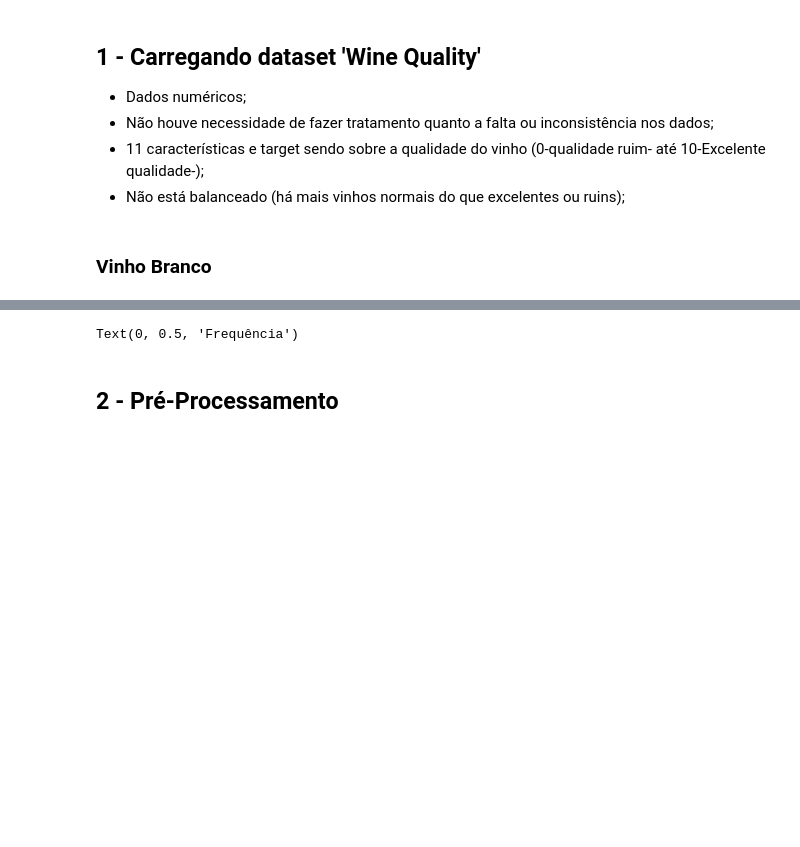
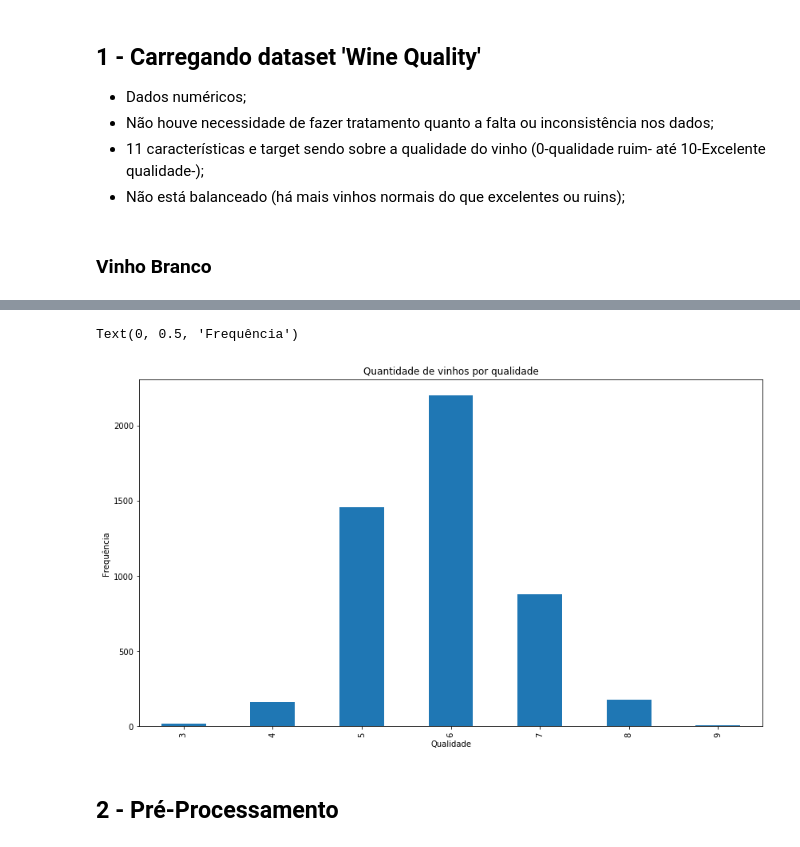
Before and after one commit to arturhbs/FSI-Random-Forest, a Jupyter notebook: Random Forest_reclass.ipynb, the cells around one changed output, grey strips where cells are left out. Drawn from its saved outputs; the diff is of its cells as text; code cells hidden in the pictures; blank space fills up the shorter version.

```diff
--- a/Random Forest_reclass.ipynb
+++ b/Random Forest_reclass.ipynb
@@ -30,13 +30,14 @@ Quantidade amostra =  4898
 # %%
 ax = df_white['quality'].value_counts().sort_index().plot.bar(
-                                    y = [1,2,3,4,5,6,7,8,9,10,11],
+                                    y = [0,1,2,3,4,5,6,7,8,9,10],
                                     figsize=(14,8),
                                     title="Quantidade de vinhos por qualidade"
                                     )
 ax.set_xlabel("Qualidade")
 ax.set_ylabel("Frequência")
 # %% [output]
 Text(0, 0.5, 'Frequência')
+[figure, added]
 # %% [markdown]
 ## 2 - Pré-Processamento
 # %%
```
Also changed, not shown: parts of 17 cells of this notebook, 1 other file.
